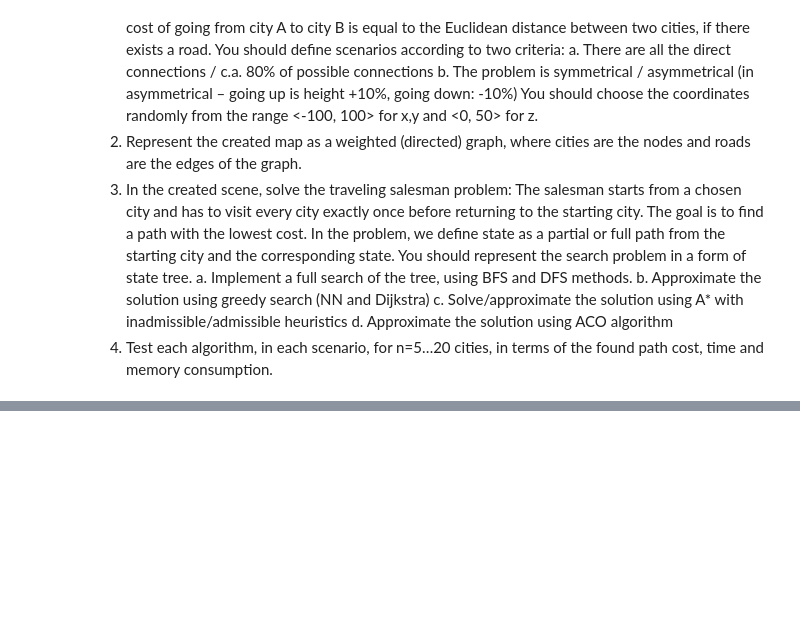
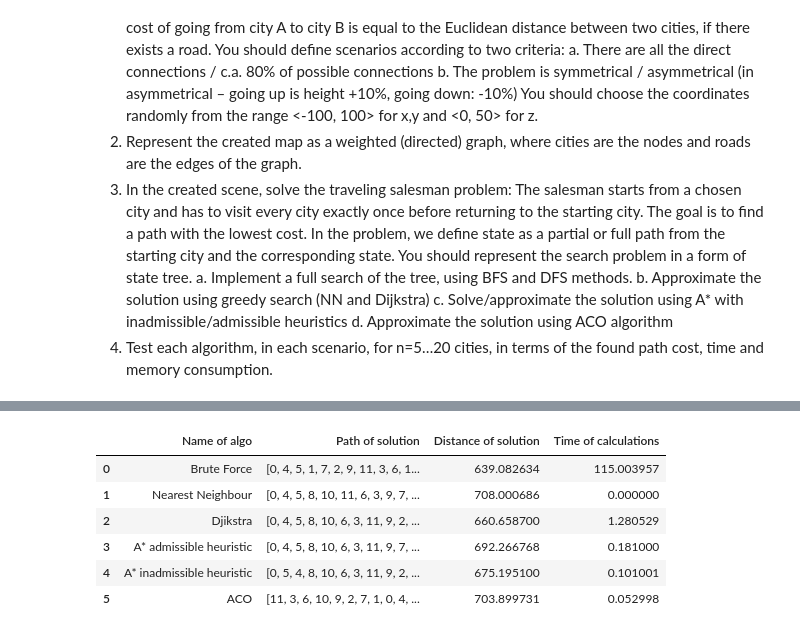
Before and after one commit to mkopanik/Introductiont-to-AI, a Jupyter notebook: Lab1/Lab1_final.ipynb, the cells around one changed output, grey strips where cells are left out. Cells and saved outputs as stored; diff of their text form; code cells hidden in the pictures; blank space fills up the shorter version.

```diff
--- a/Lab1/Lab1_final.ipynb
+++ b/Lab1/Lab1_final.ipynb
@@ -500,0 +740,11 @@ Step: 9 best route distance: 774.4291543474135
+# %%
+df1 = compare_algorithms(n = 12 , symmetrical= False , conenctions= 1 , brute_force= True, seed = 84);
+df1
+# %% [output]
+|  | Name of algo | Path of solution | Distance of solution | Time of calculations |
+| 0 | Brute Force | [0, 4, 5, 1, 7, 2, 9, 11, 3, 6, 1... | 639.082634 | 115.003957 |
+| 1 | Nearest Neighbour | [0, 4, 5, 8, 10, 11, 6, 3, 9, 7, ... | 708.000686 | 0.000000 |
+| 2 | Djikstra | [0, 4, 5, 8, 10, 6, 3, 11, 9, 2, ... | 660.658700 | 1.280529 |
+| 3 | A* admissible heuristic | [0, 4, 5, 8, 10, 6, 3, 11, 9, 7, ... | 692.266768 | 0.181000 |
+| 4 | A* inadmissible heuristic | [0, 5, 4, 8, 10, 6, 3, 11, 9, 2, ... | 675.195100 | 0.101001 |
+| 5 | ACO | [11, 3, 6, 10, 9, 2, 7, 1, 0, 4, ... | 703.899731 | 0.052998 |
```
Also changed, not shown: parts of 25 cells of this notebook, 1 other file.
